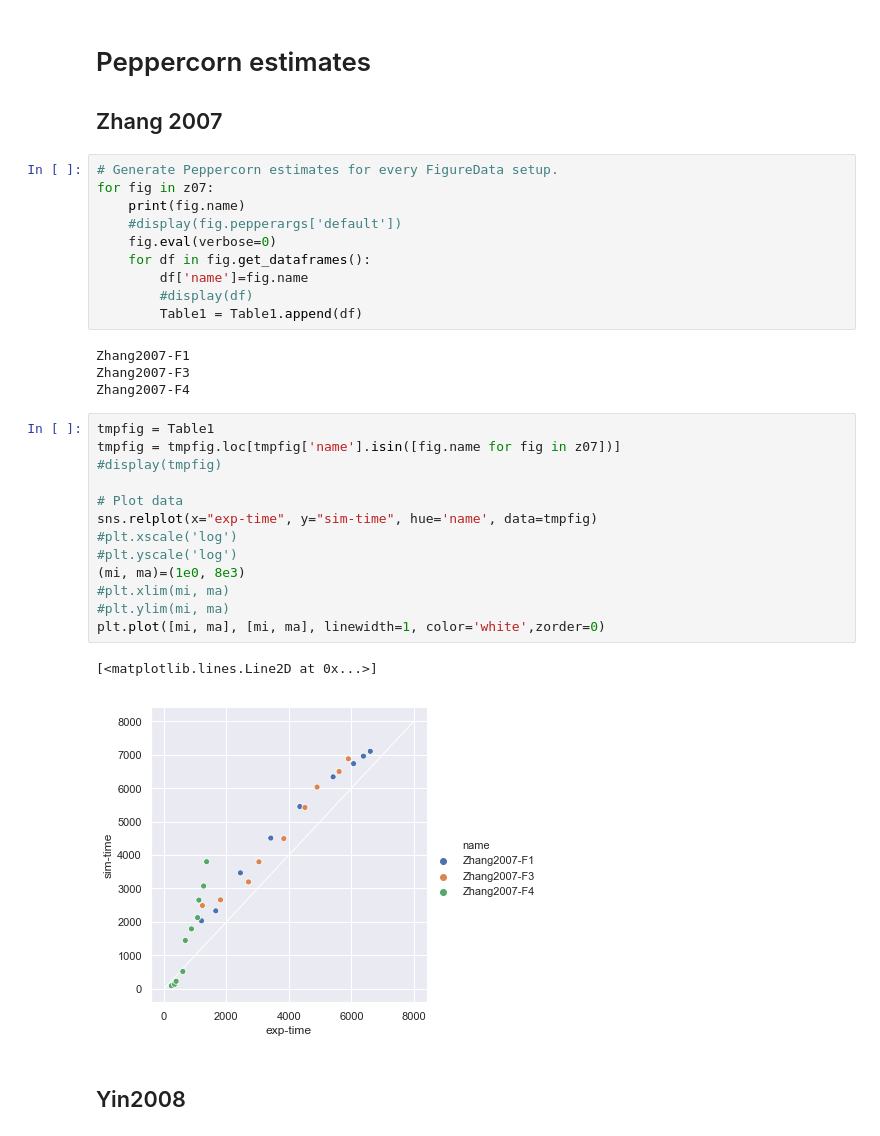
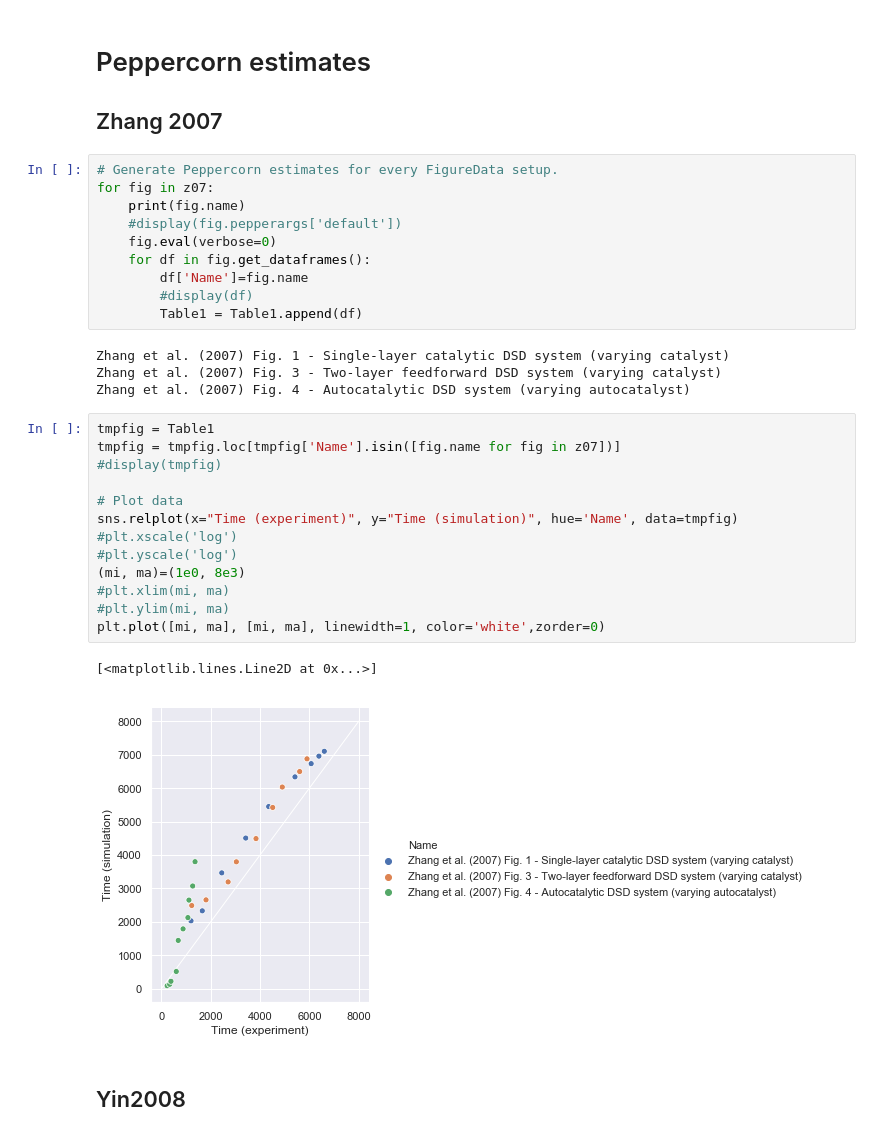
Before and after one commit to DNA-and-Natural-Algorithms-Group/peppercornenumerator, a Jupyter notebook: examples/benchmark/Many_systems.ipynb, the cells around one changed output. Saved outputs shown, nothing was run; the diff lists cells and outputs as text.

```diff
--- a/examples/benchmark/Many_systems.ipynb
+++ b/examples/benchmark/Many_systems.ipynb
@@ -40,29 +40,29 @@ for fig in z07:
     #display(fig.pepperargs['default'])
     fig.eval(verbose=0)
     for df in fig.get_dataframes():
-        df['name']=fig.name
+        df['Name']=fig.name
         #display(df)
         Table1 = Table1.append(df)
 # %% [output]
-Zhang2007-F1
-Zhang2007-F3
-Zhang2007-F4
+Zhang et al. (2007) Fig. 1 - Single-layer catalytic DSD system (varying catalyst)
+Zhang et al. (2007) Fig. 3 - Two-layer feedforward DSD system (varying catalyst)
+Zhang et al. (2007) Fig. 4 - Autocatalytic DSD system (varying autocatalyst)
 # %%
 tmpfig = Table1
-tmpfig = tmpfig.loc[tmpfig['name'].isin([fig.name for fig in z07])]
+tmpfig = tmpfig.loc[tmpfig['Name'].isin([fig.name for fig in z07])]
 #display(tmpfig)
 
 # Plot data
-sns.relplot(x="exp-time", y="sim-time", hue='name', data=tmpfig)
+sns.relplot(x="Time (experiment)", y="Time (simulation)", hue='Name', data=tmpfig)
 #plt.xscale('log')
 #plt.yscale('log')
 (mi, ma)=(1e0, 8e3)
 #plt.xlim(mi, ma)
 #plt.ylim(mi, ma)
 plt.plot([mi, ma], [mi, ma], linewidth=1, color='white',zorder=0)
 # %% [output]
 [<matplotlib.lines.Line2D at 0x...>]
-[figure, old version]
+[figure, new version]
 # %% [markdown]
 ## Yin2008
 # %%
```
Also changed, not shown: parts of 13 cells of this notebook, 15 other files.
